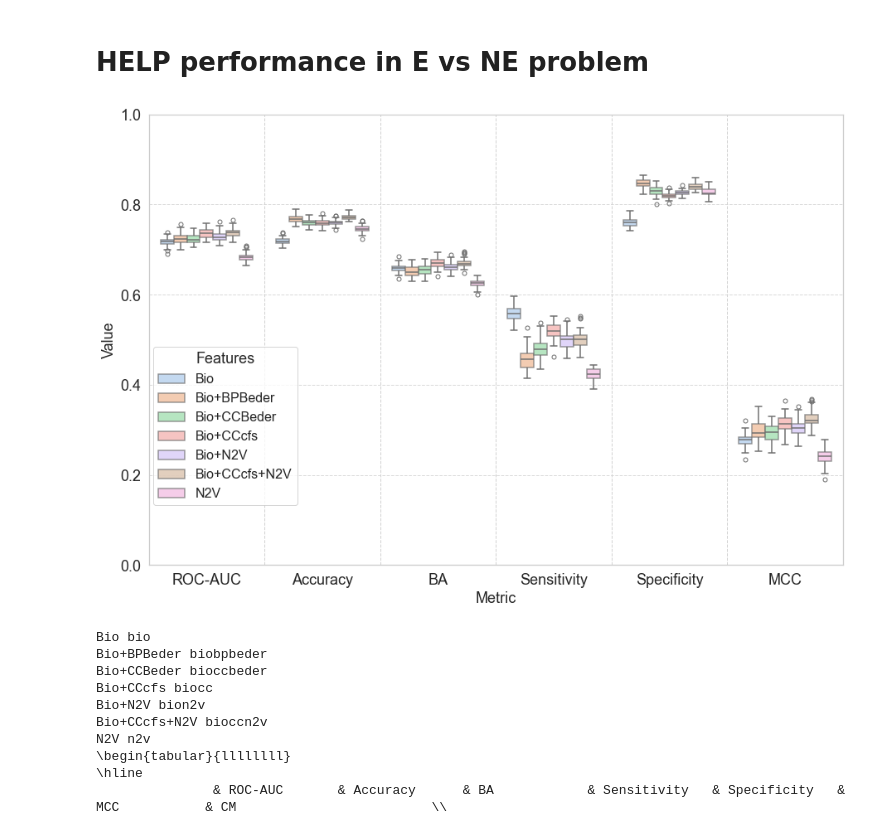
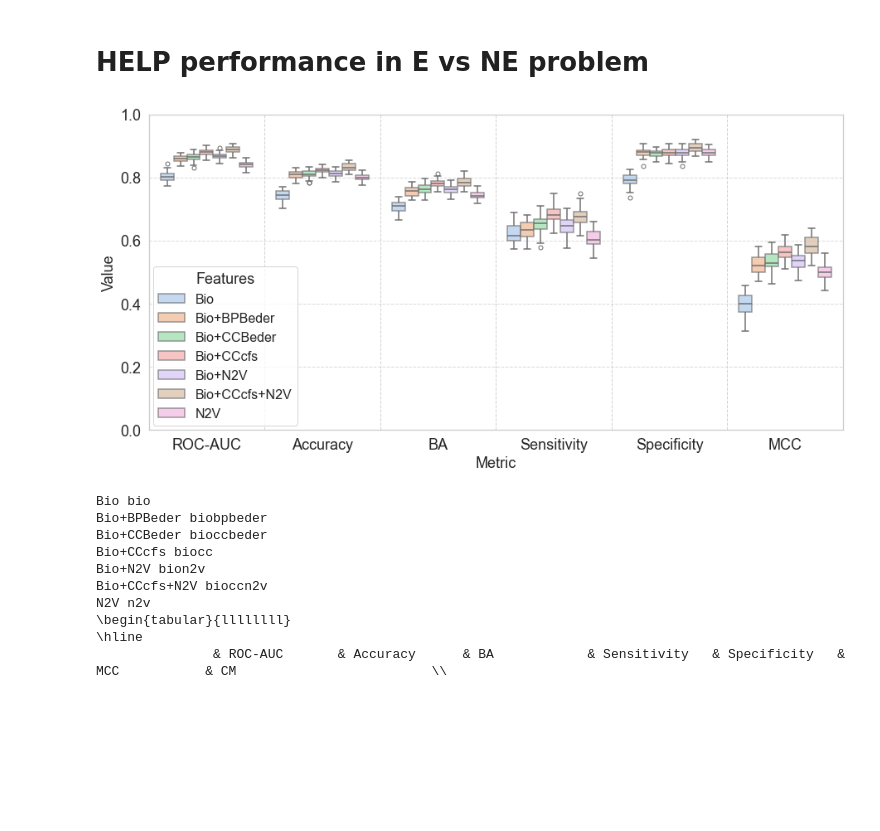
Before and after one commit to giordamaug/HELP, a Jupyter notebook: help/notebooks/score_boxplot.ipynb, the cells around one changed output. Cells and saved outputs as stored; diff of their text form; code cells hidden in the pictures; blank space fills up the shorter version.

```diff
--- a/help/notebooks/score_boxplot.ipynb
+++ b/help/notebooks/score_boxplot.ipynb
@@ -7,7 +7,7 @@ import matplotlib.pyplot as plt
 import os
 
 tissue = 'Kidney'
-problem = 'AEvsSNE'
+problem = 'EvsAE'
 method1 = 'HELP'
 method2 = 'AdAM'
 method3 = 'FiPer'
@@ -23,36 +23,36 @@ for feature,suffix in zip(features,suffixes):
     df_tmp = pd.read_csv(os.path.join(scorepath, f"score_{method1}_{tissue}_{problem}_{suffix}.csv")).drop("CM", axis=1)
     df_tmp['Feature'] = feature
     dfs += [df_tmp]
 
 # Merge datasets and modify the dataframe for boxplot generation
 Scores = pd.concat(dfs)
 Scores = pd.melt(Scores, id_vars=["Feature"], var_name="Metric", value_name="Value")
 
 # Set seaborn style
 sns.set(style="whitegrid", palette="pastel")
 
 # Generate boxplots
-plt.figure(figsize=(15, 10))
+plt.figure(figsize=(15, 7))
 sns.boxplot(x="Metric", y="Value", hue="Feature", data=Scores, dodge=True,
             linewidth=1.5, fliersize=5, saturation=0.75, notch=False, boxprops=dict(alpha=0.7))
 
 plt.ylim(0, 1)
 #plt.title("Boxplots of Classification Metrics", fontsize=18)
 plt.xlabel("Metric", fontsize=18)
 plt.xticks(fontsize=18)
 plt.yticks(fontsize=18)
 plt.ylabel("Value", fontsize=18)
-plt.legend(title="Features", fontsize="16", title_fontsize="18", loc="upper center", bbox_to_anchor=(0.11, 0.5))
+plt.legend(title="Features", fontsize="16", title_fontsize="18", loc="upper center", bbox_to_anchor=(0.11, 0.54))
 plt.grid(axis="y", linestyle="--", alpha=0.7)
 
 # Add vertical lines between groups of metric values
 unique_metrics = Scores["Metric"].unique()
 for i in range(1, len(unique_metrics)):
     plt.axvline(x=i - 0.5, color='lightgray', linestyle='--', linewidth=1)
 
 plt.show()
 # %% [output]
-[figure, old version]
+[figure, new version]
 # %%
 import pandas as pd
 from tabulate import tabulate
```
Also changed, not shown: parts of 1 cell of this notebook.
